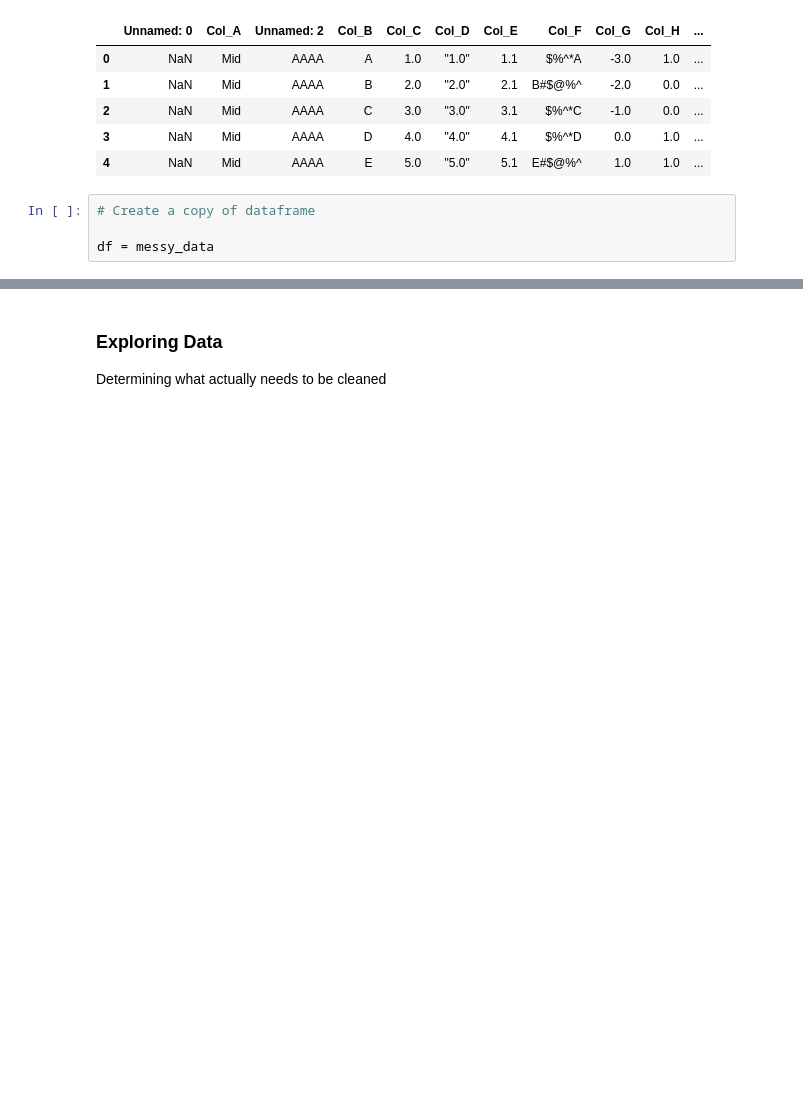
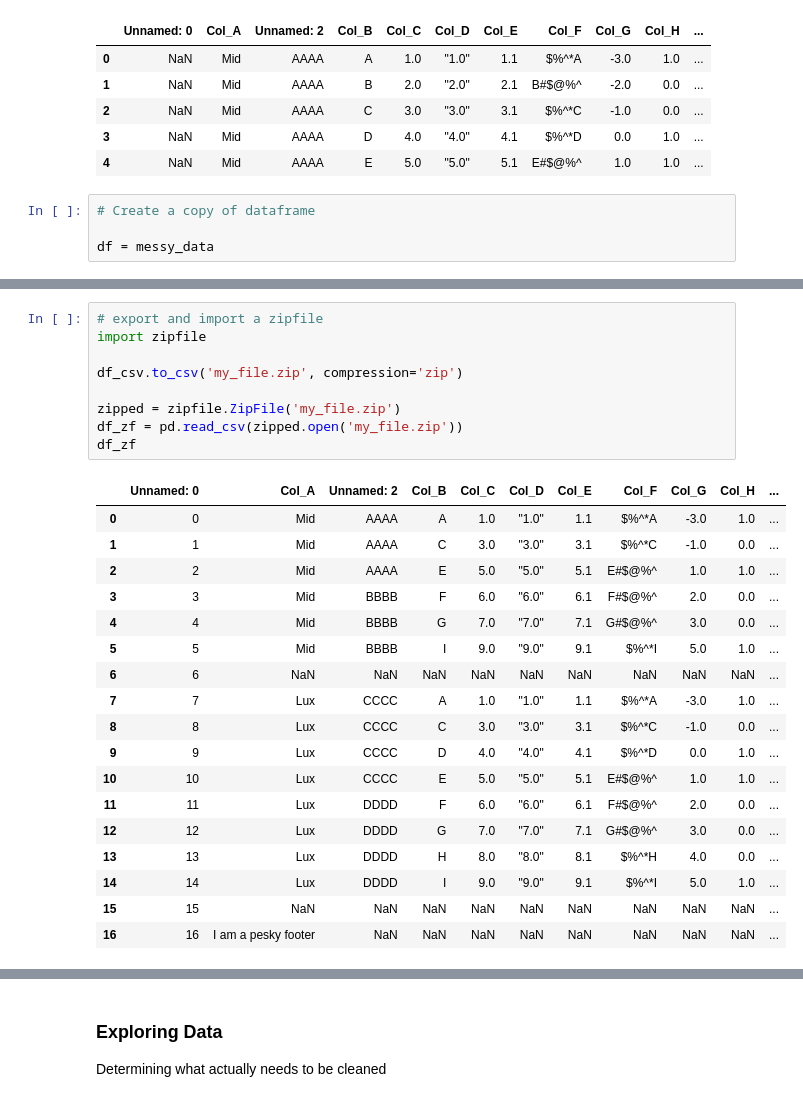
Before and after one commit to Ryan-Ashton/Exploratory_Data_Analysis, a Jupyter notebook: Data Cleaning Personal Cheat Sheet.ipynb, the cells around one changed output, grey strips where cells are left out. Cells and saved outputs as stored; diff of their text form; blank space fills up the shorter version.

```diff
--- a/Data Cleaning Personal Cheat Sheet.ipynb
+++ b/Data Cleaning Personal Cheat Sheet.ipynb
@@ -117,0 +149,28 @@ df = messy_data
+# %%
+# export and import a zipfile
+import zipfile
+
+df_csv.to_csv('my_file.zip', compression='zip')
+
+zipped = zipfile.ZipFile('my_file.zip')
+df_zf = pd.read_csv(zipped.open('my_file.zip'))
+df_zf
+# %% [output]
+|  | Unnamed: 0 | Col_A | Unnamed: 2 | Col_B | Col_C | Col_D | Col_E | Col_F | Col_G | Col_H | ... |
+| 0 | 0 | Mid | AAAA | A | 1.0 | "1.0" | 1.1 | $%^*A | -3.0 | 1.0 | ... |
+| 1 | 1 | Mid | AAAA | C | 3.0 | "3.0" | 3.1 | $%^*C | -1.0 | 0.0 | ... |
+| 2 | 2 | Mid | AAAA | E | 5.0 | "5.0" | 5.1 | E#$@%^ | 1.0 | 1.0 | ... |
+| 3 | 3 | Mid | BBBB | F | 6.0 | "6.0" | 6.1 | F#$@%^ | 2.0 | 0.0 | ... |
+| 4 | 4 | Mid | BBBB | G | 7.0 | "7.0" | 7.1 | G#$@%^ | 3.0 | 0.0 | ... |
+| 5 | 5 | Mid | BBBB | I | 9.0 | "9.0" | 9.1 | $%^*I | 5.0 | 1.0 | ... |
+| 6 | 6 | NaN | NaN | NaN | NaN | NaN | NaN | NaN | NaN | NaN | ... |
+| 7 | 7 | Lux | CCCC | A | 1.0 | "1.0" | 1.1 | $%^*A | -3.0 | 1.0 | ... |
+| 8 | 8 | Lux | CCCC | C | 3.0 | "3.0" | 3.1 | $%^*C | -1.0 | 0.0 | ... |
+| 9 | 9 | Lux | CCCC | D | 4.0 | "4.0" | 4.1 | $%^*D | 0.0 | 1.0 | ... |
+| 10 | 10 | Lux | CCCC | E | 5.0 | "5.0" | 5.1 | E#$@%^ | 1.0 | 1.0 | ... |
+| 11 | 11 | Lux | DDDD | F | 6.0 | "6.0" | 6.1 | F#$@%^ | 2.0 | 0.0 | ... |
+| 12 | 12 | Lux | DDDD | G | 7.0 | "7.0" | 7.1 | G#$@%^ | 3.0 | 0.0 | ... |
+| 13 | 13 | Lux | DDDD | H | 8.0 | "8.0" | 8.1 | $%^*H | 4.0 | 0.0 | ... |
+| 14 | 14 | Lux | DDDD | I | 9.0 | "9.0" | 9.1 | $%^*I | 5.0 | 1.0 | ... |
+| 15 | 15 | NaN | NaN | NaN | NaN | NaN | NaN | NaN | NaN | NaN | ... |
+| 16 | 16 | I am a pesky footer | NaN | NaN | NaN | NaN | NaN | NaN | NaN | NaN | ... |
```
Also changed, not shown: parts of 21 cells of this notebook.
